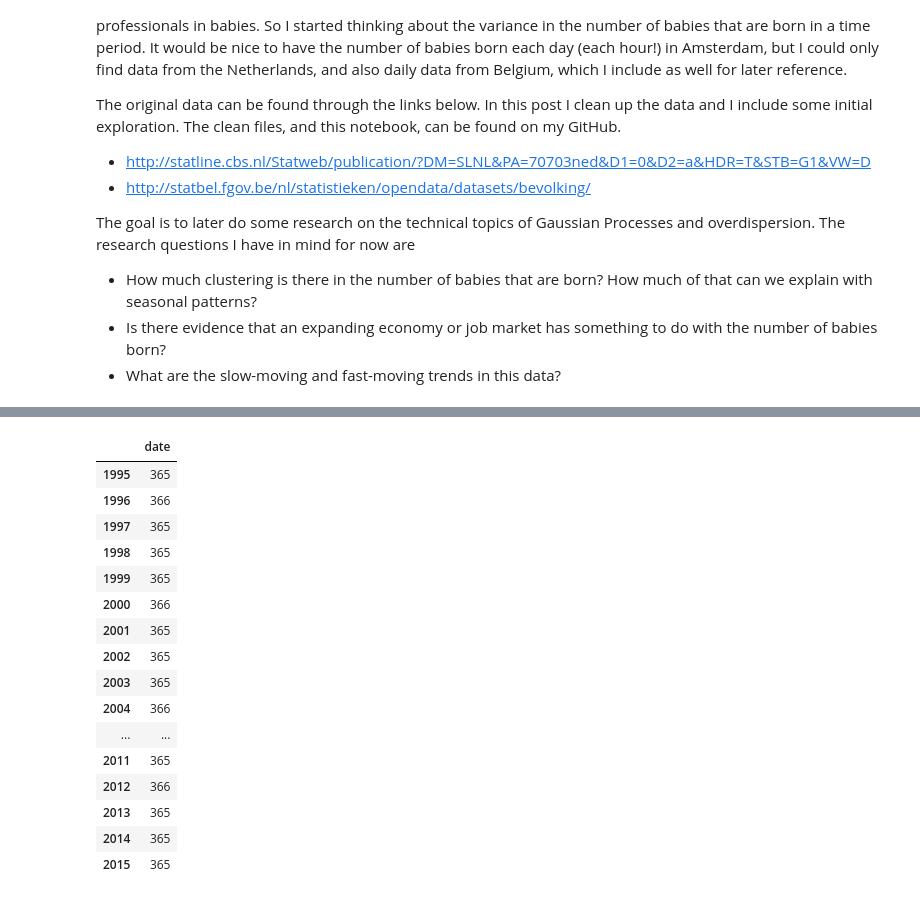
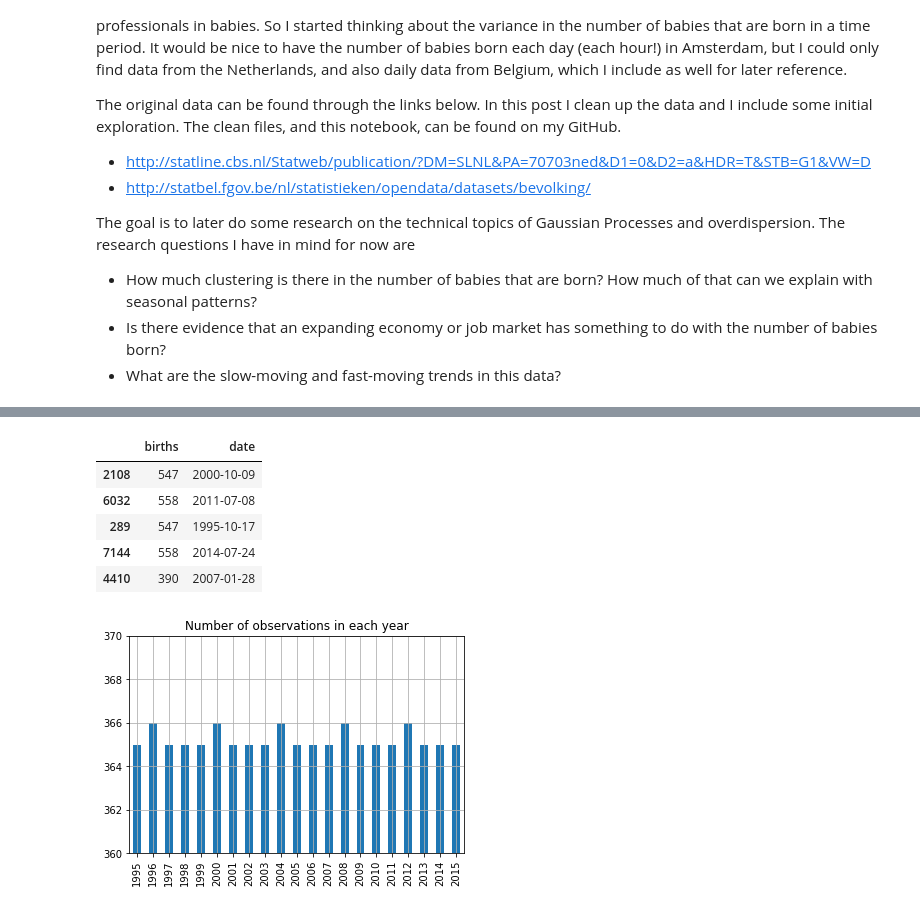
Before and after one commit to Gijs-Koot/Gijs-Koot.github.io, a Jupyter notebook: notebooks/birth-cleanup.ipynb, the cells around one changed output, grey strips where cells are left out. Saved outputs shown, nothing was run; the diff lists cells and outputs as text; code cells hidden in the pictures.

```diff
--- a/notebooks/birth-cleanup.ipynb
+++ b/notebooks/birth-cleanup.ipynb
@@ -150,20 +165,21 @@ daily_ned[daily_ned.date.isnull()]
+# %%
+## remove the unused columns and 'other' rows
+## the data is now in the format I want it to be!
+
+daily_ned = daily_ned.dropna().drop('datum', axis = 1, errors = 'ignore').reset_index(drop = True)
+daily_ned.to_feather("./data/clean/daily_ned_births.feather")
+daily_ned.sample(5)
+# %% [output]
+|  | births | date |
+| 2108 | 547 | 2000-10-09 |
+| 6032 | 558 | 2011-07-08 |
+| 289 | 547 | 1995-10-17 |
+| 7144 | 558 | 2014-07-24 |
+| 4410 | 390 | 2007-01-28 |
 # %%
-daily_ned.dropna().date.dt.year.value_counts().sort_index().to_frame()
+daily_ned.dropna().date.dt.year.value_counts().sort_index().plot.bar()
+plt.ylim((360, 370))
+plt.title("Number of observations in each year")
+plt.grid();
 # %% [output]
-|  | date |
-| 1995 | 365 |
-| 1996 | 366 |
-| 1997 | 365 |
-| 1998 | 365 |
-| 1999 | 365 |
-| 2000 | 366 |
-| 2001 | 365 |
-| 2002 | 365 |
-| 2003 | 365 |
-| 2004 | 366 |
-| ... | ... |
-| 2011 | 365 |
-| 2012 | 366 |
-| 2013 | 365 |
-| 2014 | 365 |
-| 2015 | 365 |
+[figure, added]
```
Also changed, not shown: parts of 34 cells of this notebook, 10 other files.
